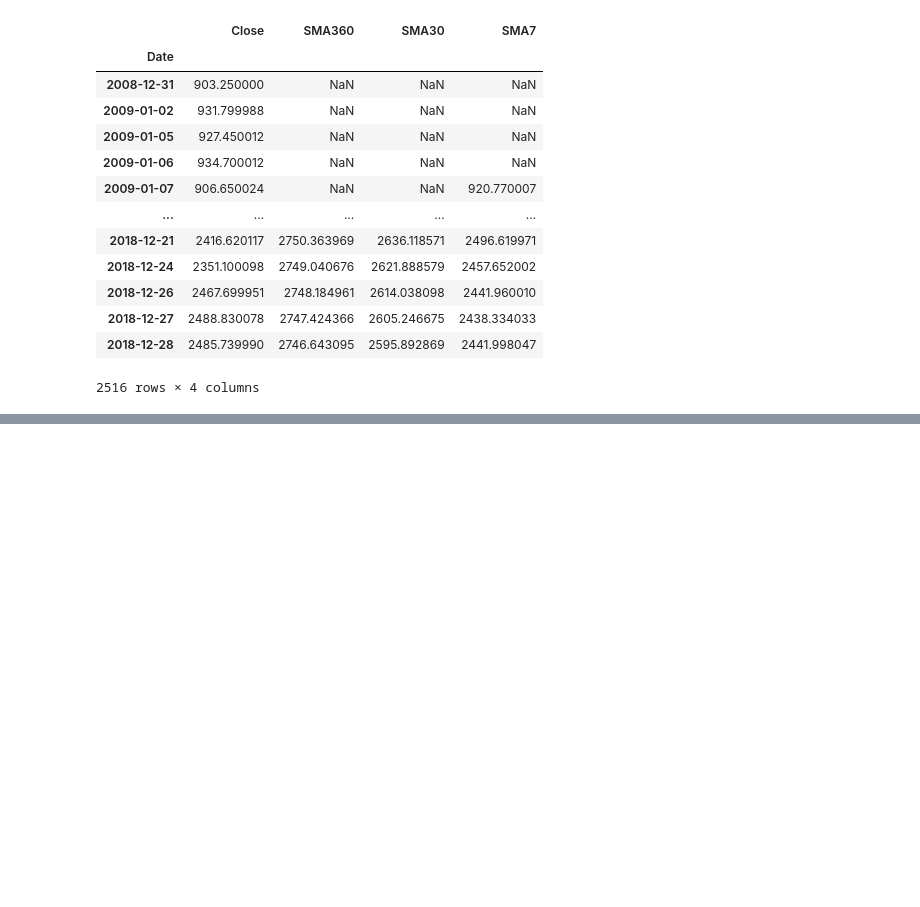
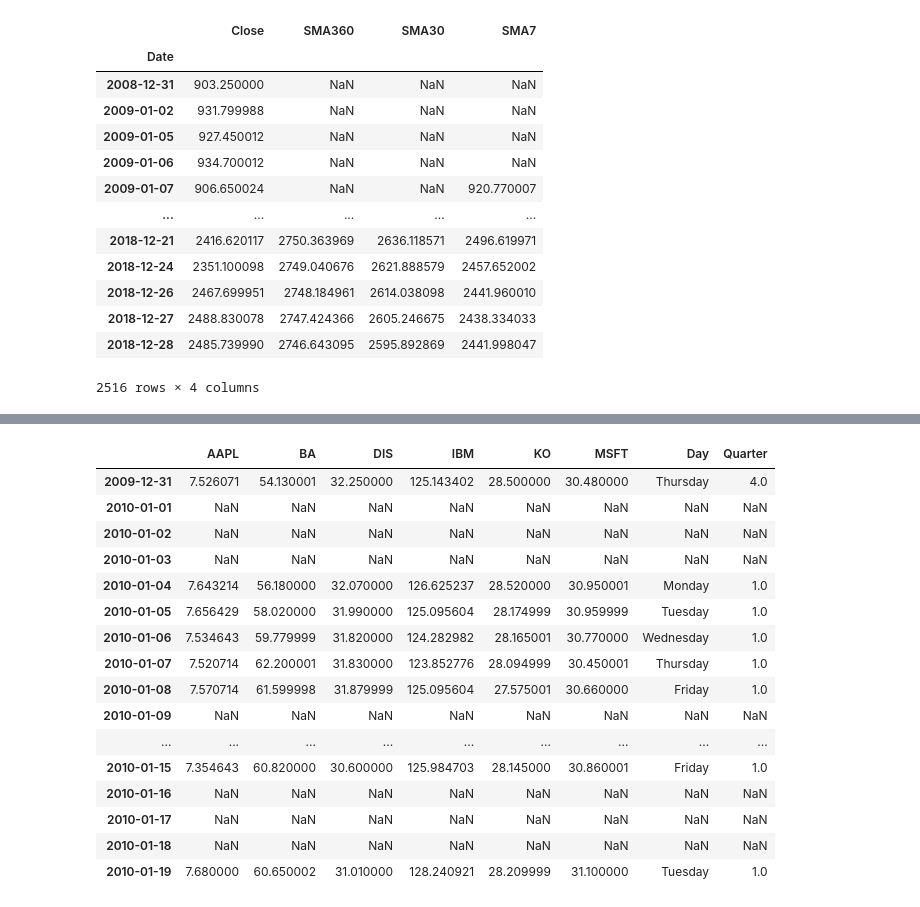
Before and after one commit to DheyaAlqaderi/TechnicalAnalysis-Gold-ML, a Jupyter notebook: Yahoo Finance practice/gold_with_usdt/Gold_Analysis.ipynb, the cells around one changed output, grey strips where cells are left out. Cells and saved outputs as stored; diff of their text form; code cells hidden in the pictures; blank space fills up the shorter version.

```diff
--- a/Yahoo Finance practice/gold_with_usdt/Gold_Analysis.ipynb
+++ b/Yahoo Finance practice/gold_with_usdt/Gold_Analysis.ipynb
@@ -1119,0 +1117,3 @@ cmp_stocks
+# %%
+all_days = pd.date_range(start='2009-12-31', end='2023-10-27', freq='D')
+all_days
@@ -1119,0 +1129,21 @@ cmp_stocks
+# %%
+cmp_stocks = cmp_stocks.reindex(all_days)
+cmp_stocks.head(20)
+# %% [output]
+|  | AAPL | BA | DIS | IBM | KO | MSFT | Day | Quarter |
+| 2009-12-31 | 7.526071 | 54.130001 | 32.250000 | 125.143402 | 28.500000 | 30.480000 | Thursday | 4.0 |
+| 2010-01-01 | NaN | NaN | NaN | NaN | NaN | NaN | NaN | NaN |
+| 2010-01-02 | NaN | NaN | NaN | NaN | NaN | NaN | NaN | NaN |
+| 2010-01-03 | NaN | NaN | NaN | NaN | NaN | NaN | NaN | NaN |
+| 2010-01-04 | 7.643214 | 56.180000 | 32.070000 | 126.625237 | 28.520000 | 30.950001 | Monday | 1.0 |
+| 2010-01-05 | 7.656429 | 58.020000 | 31.990000 | 125.095604 | 28.174999 | 30.959999 | Tuesday | 1.0 |
+| 2010-01-06 | 7.534643 | 59.779999 | 31.820000 | 124.282982 | 28.165001 | 30.770000 | Wednesday | 1.0 |
+| 2010-01-07 | 7.520714 | 62.200001 | 31.830000 | 123.852776 | 28.094999 | 30.450001 | Thursday | 1.0 |
+| 2010-01-08 | 7.570714 | 61.599998 | 31.879999 | 125.095604 | 27.575001 | 30.660000 | Friday | 1.0 |
+| 2010-01-09 | NaN | NaN | NaN | NaN | NaN | NaN | NaN | NaN |
+| ... | ... | ... | ... | ... | ... | ... | ... | ... |
+| 2010-01-15 | 7.354643 | 60.820000 | 30.600000 | 125.984703 | 28.145000 | 30.860001 | Friday | 1.0 |
+| 2010-01-16 | NaN | NaN | NaN | NaN | NaN | NaN | NaN | NaN |
+| 2010-01-17 | NaN | NaN | NaN | NaN | NaN | NaN | NaN | NaN |
+| 2010-01-18 | NaN | NaN | NaN | NaN | NaN | NaN | NaN | NaN |
+| 2010-01-19 | 7.680000 | 60.650002 | 31.010000 | 128.240921 | 28.209999 | 31.100000 | Tuesday | 1.0 |
```
Also changed, not shown: parts of 73 cells of this notebook, 3 other files.
